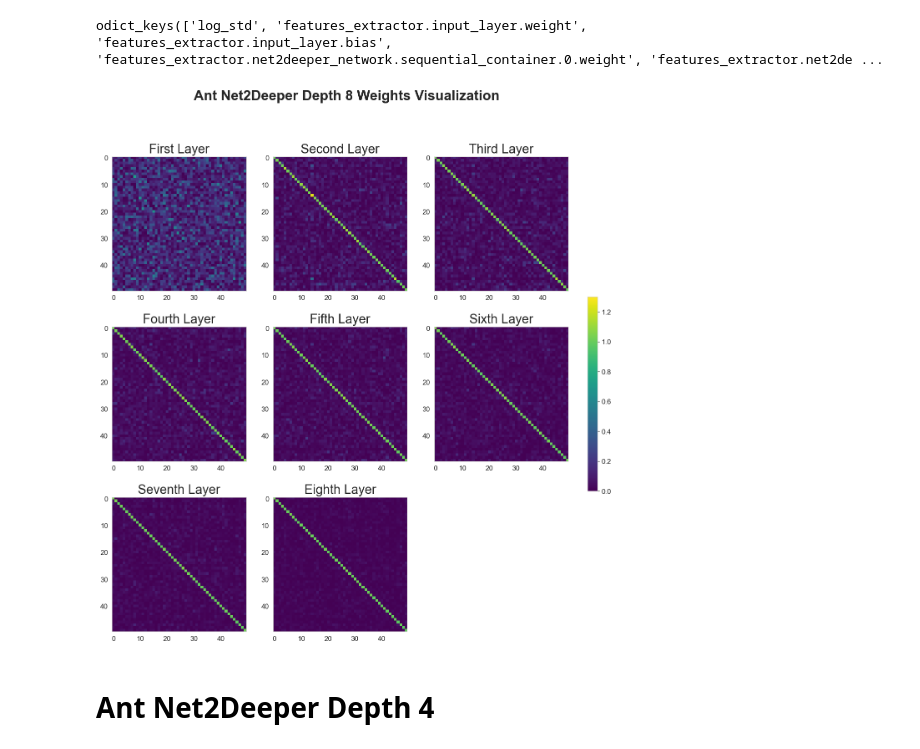
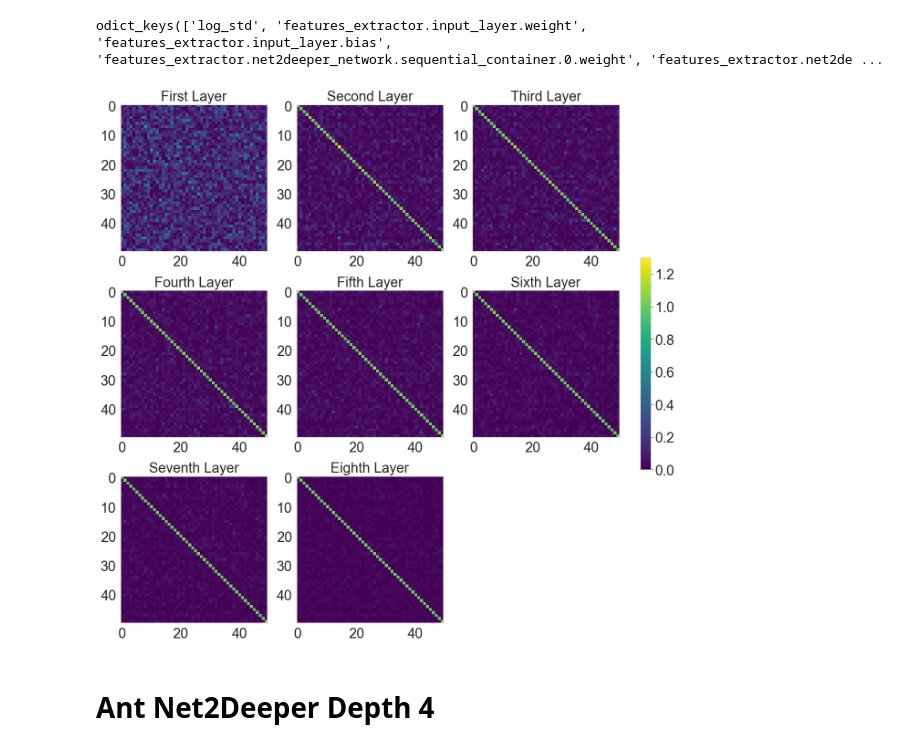
Before and after one commit to automl/GrowNN, a Jupyter notebook: plotting/network_weights/ant/visualize.ipynb, the cells around one changed output. Saved outputs shown, nothing was run; the diff lists cells and outputs as text; code cells hidden in the pictures.

Commit message:
Update weight pots

```diff
--- a/plotting/network_weights/ant/visualize.ipynb
+++ b/plotting/network_weights/ant/visualize.ipynb
@@ -14,7 +18,7 @@ plt.rcParams['axes.grid'] = False
 # %% [markdown]
 # Net2DeeperNet Depth 8
 # %%
-base_path = "fehring_growing_nn_new_seeded/ant_net2deeper/22/(32, 0.2, None, 9.853902629348276e-05, 0.95, 0.00014592877169397115, 0.5, 5, 2048, True, 0.001, 0.99)/8/0/model.zip"
+base_path = "smac3_output/fehring_growing_nn_new_seeded/ant_net2deeper/22/(32, 0.2, None, 9.853902629348276e-05, 0.95, 0.00014592877169397115, 0.5, 5, 2048, True, 0.001, 0.99)/8/0/model"
 data, params, pytorch_variables = load_from_zip_file(base_path)
 
 # loda
@@ -71,36 +75,35 @@ im1 = axs[0, 1].imshow(second_layer_weights, cmap='viridis', vmin = 0, vmax = 1.
 axs[0, 1].set_title('Second Layer', fontsize=22)
 
 # Third layer weights
 im2 = axs[0, 2].imshow(third_layer_weights, cmap='viridis', vmin = 0, vmax = 1.3)
 axs[0, 2].set_title('Third Layer', fontsize=22)
 
 # Fourth layer weights
 im3 = axs[1, 0].imshow(fourth_layer_weights, cmap='viridis', vmin = 0, vmax = 1.3)
 axs[1, 0].set_title('Fourth Layer', fontsize=22)
 
 # Fifth layer weights
 im4 = axs[1, 1].imshow(fifth_layer_weights, cmap='viridis', vmin = 0, vmax = 1.3)
 axs[1, 1].set_title('Fifth Layer', fontsize=22)
 
 # Sixth layer weights
 im5 = axs[1, 2].imshow(sixth_layer_weights, cmap='viridis', vmin = 0, vmax = 1.3)
 axs[1, 2].set_title('Sixth Layer', fontsize=22)
 
 # Seventh layer weights
 im6 = axs[2, 0].imshow(seventh_layer_weights, cmap='viridis', vmin = 0, vmax = 1.3)
 axs[2, 0].set_title('Seventh Layer', fontsize=22)
 
 # Eighth layer weights
 im7 = axs[2, 1].imshow(eighth_layer_weights, cmap='viridis', vmin = 0, vmax = 1.3)
 axs[2, 1].set_title('Eighth Layer', fontsize=22)
 
 
 # Add colorbar for axs[2]
 fig.colorbar(im3, ax=axs, orientation='vertical', fraction=0.02, pad=0.04)
-plt.suptitle('Ant Net2Deeper Depth 8 Weights Visualization', fontsize=24, fontweight='bold')
-plt.savefig('plotting/network_weights/ant/weights_8.png', bbox_inches='tight')
+plt.savefig('plotting/network_weights/ant/weights_8.pdf', bbox_inches='tight')
 # %% [output]
-[figure, old version]
+[figure, new version]
 # %% [markdown]
 # Ant Net2Deeper Depth 4
 # %%
```
Also changed, not shown: parts of 3 cells of this notebook, 26 other files.
